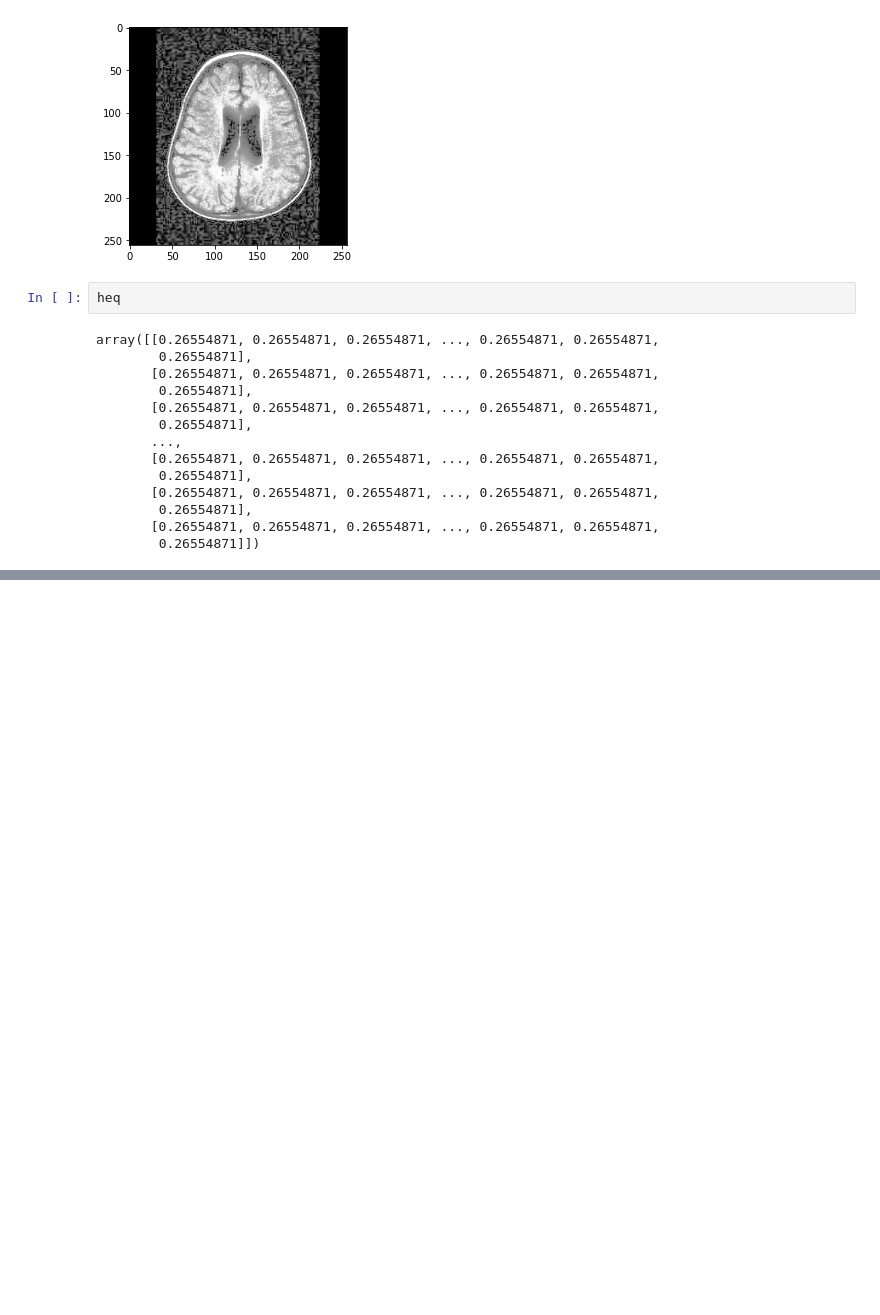
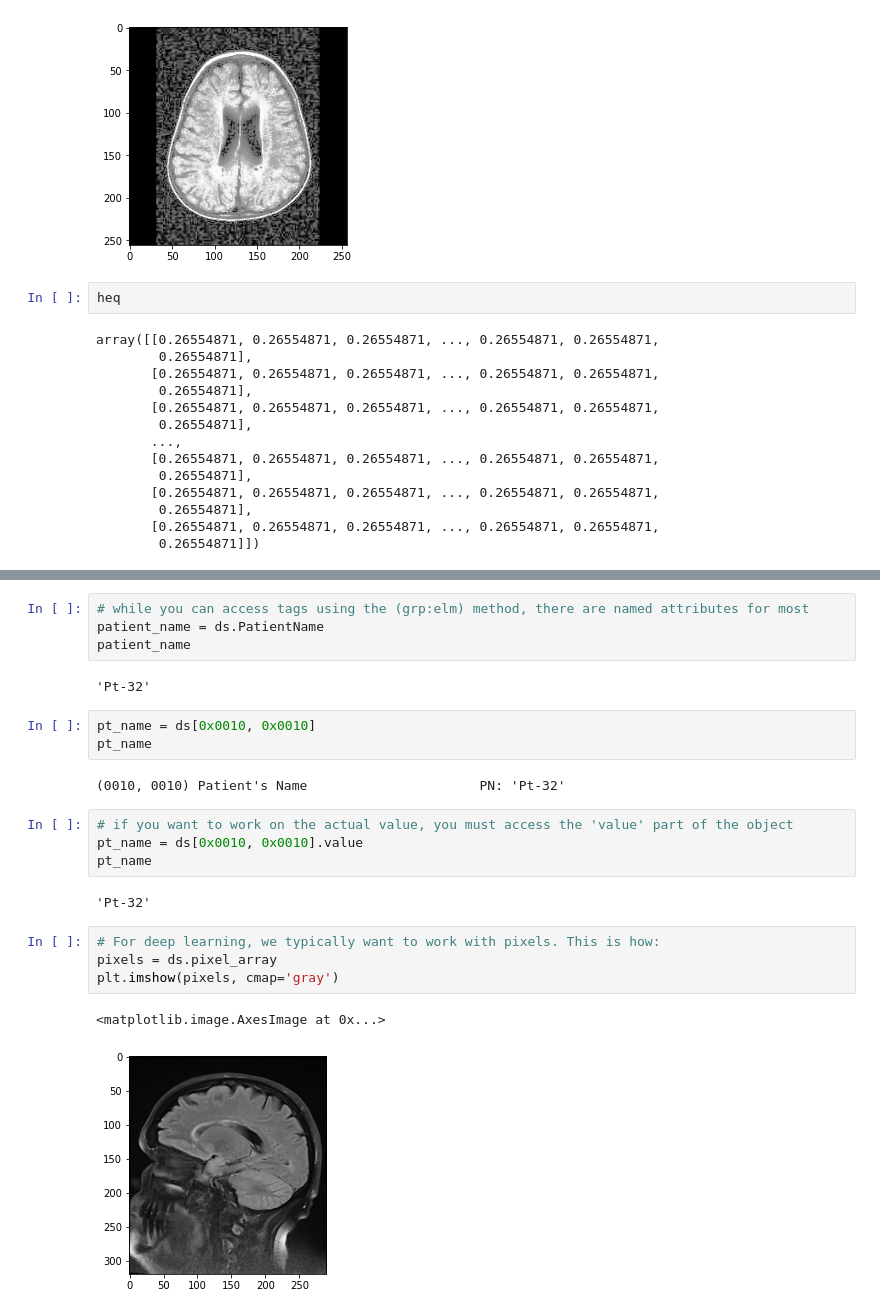
Before and after one commit to RSNA/AI-Deep-Learning-Lab-2019, a Jupyter notebook: ImageProcessingAndDICOM.ipynb, the cells around one changed output, grey strips where cells are left out. Drawn from its saved outputs; the diff is of its cells as text; blank space fills up the shorter version.

```diff
--- a/ImageProcessingAndDICOM.ipynb
+++ b/ImageProcessingAndDICOM.ipynb
@@ -145,0 +212,24 @@ array([[0.26554871, 0.26554871, 0.26554871, ..., 0.26554871, 0.26554871,
+# %%
+# while you can access tags using the (grp:elm) method, there are named attributes for most
+patient_name = ds.PatientName
+patient_name
+# %% [output]
+'Pt-32'
+# %%
+pt_name = ds[0x0010, 0x0010]
+pt_name
+# %% [output]
+(0010, 0010) Patient's Name                      PN: 'Pt-32'
+# %%
+# if you want to work on the actual value, you must access the 'value' part of the object
+pt_name = ds[0x0010, 0x0010].value
+pt_name
+# %% [output]
+'Pt-32'
+# %%
+# For deep learning, we typically want to work with pixels. This is how:
+pixels = ds.pixel_array
+plt.imshow(pixels, cmap='gray')
+# %% [output]
+<matplotlib.image.AxesImage at 0x...>
+[figure, added]
```
Also changed, not shown: parts of 16 cells of this notebook.
